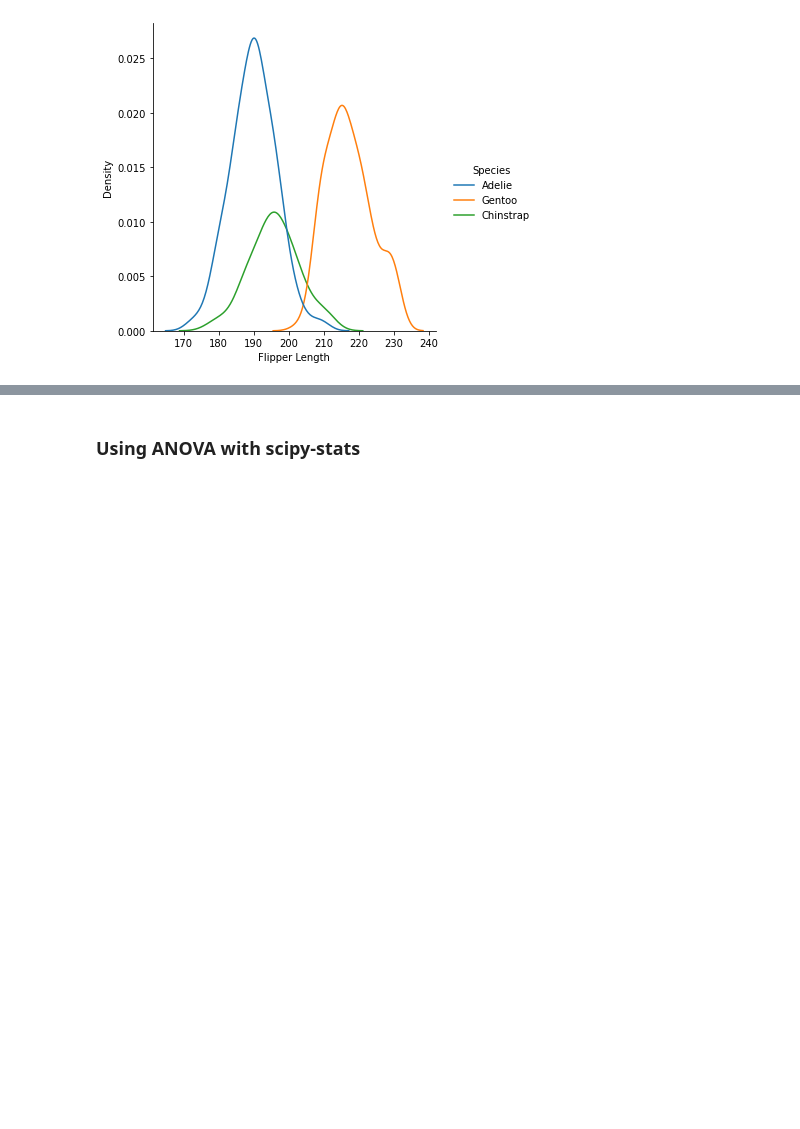
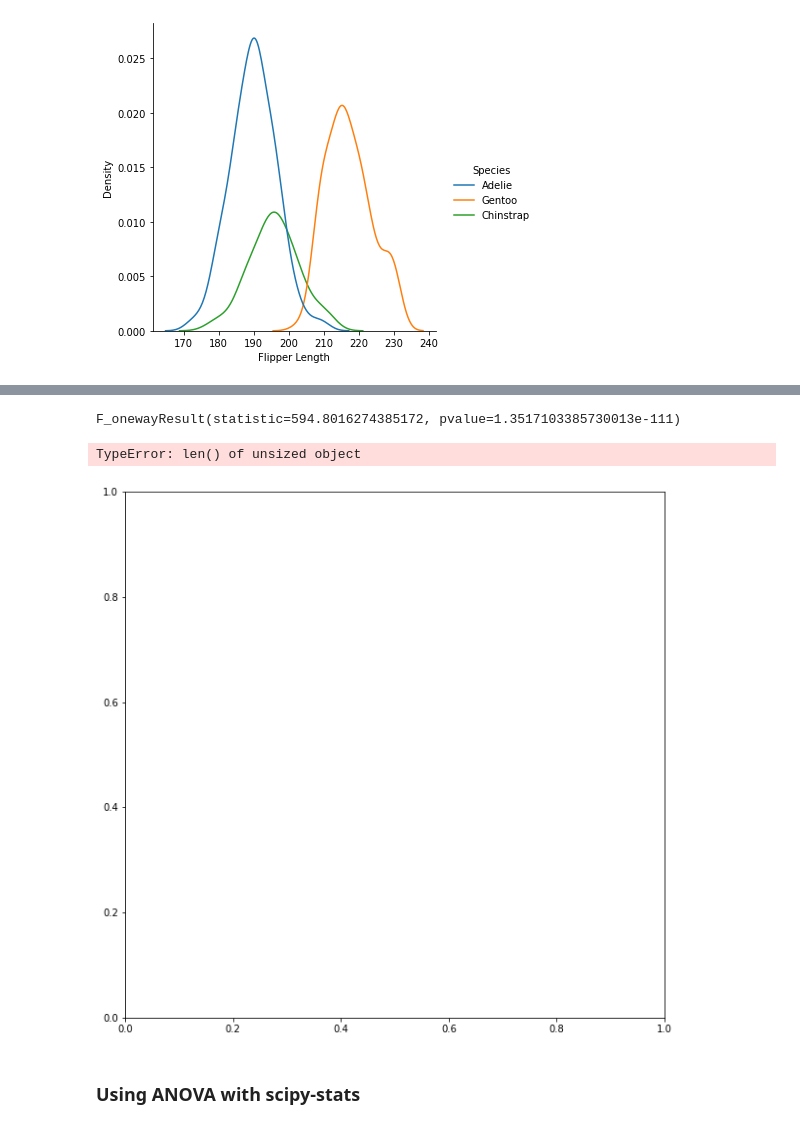
Before and after one commit to fod/machine-learning-statistics, a Jupyter notebook: scipy-stats.ipynb, the cells around one changed output, grey strips where cells are left out. Saved outputs shown, nothing was run; the diff lists cells and outputs as text; code cells hidden in the pictures; blank space fills up the shorter version.

Commit message:
Normality tests - ANOVA

```diff
--- a/scipy-stats.ipynb
+++ b/scipy-stats.ipynb
@@ -178,3 +214,21 @@ Assumptions
+# %%
+ss.f_oneway(adelie, gentoo, chinstrap)
+# %% [output]
+F_onewayResult(statistic=594.8016274385172, pvalue=1.3517103385730013e-111)
+# %%
+import matplotlib.pyplot as plt
+
+fig = plt.figure(figsize= (10, 10))
+ax = fig.add_subplot(111)
+
+normality_plot, stat = ss.probplot(594.8016274385172, plot= plt, rvalue= True)
+ax.set_title("Probability plot of model residual's", fontsize= 20)
+ax.set
+
+plt.show()
+# %% [output]
+TypeError: len() of unsized object
+[figure, added]
 # %% [markdown]
 ### Using ANOVA with scipy-stats
 # %% [markdown]
```
Also changed, not shown: parts of 11 cells of this notebook.
